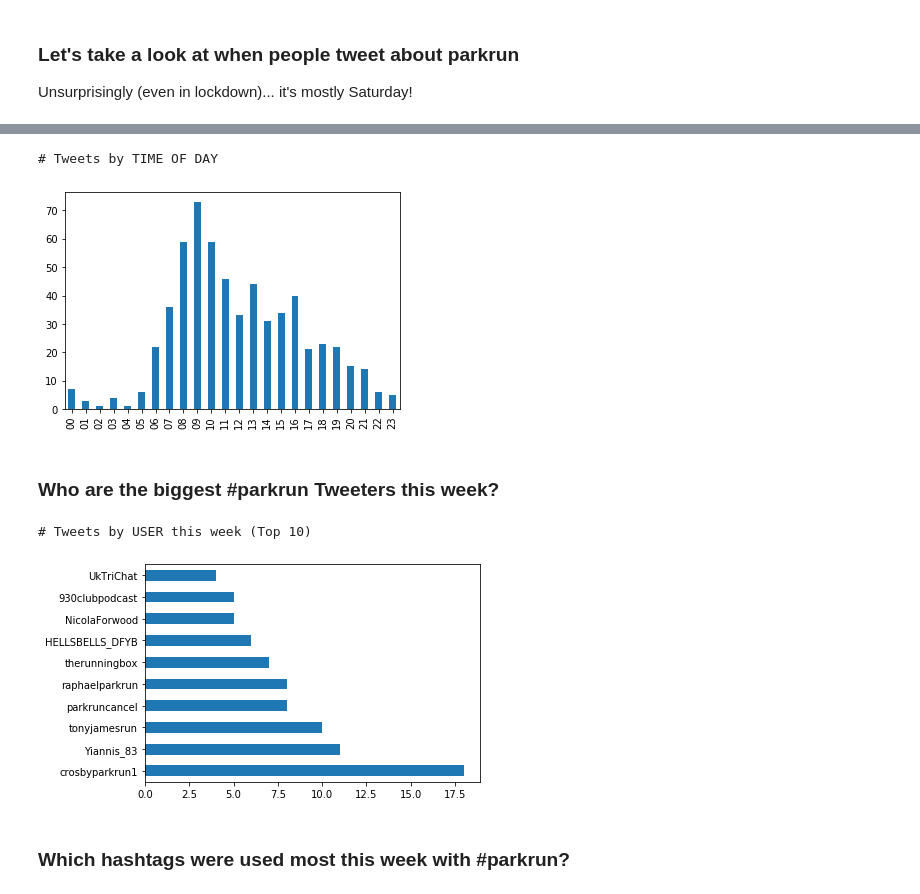
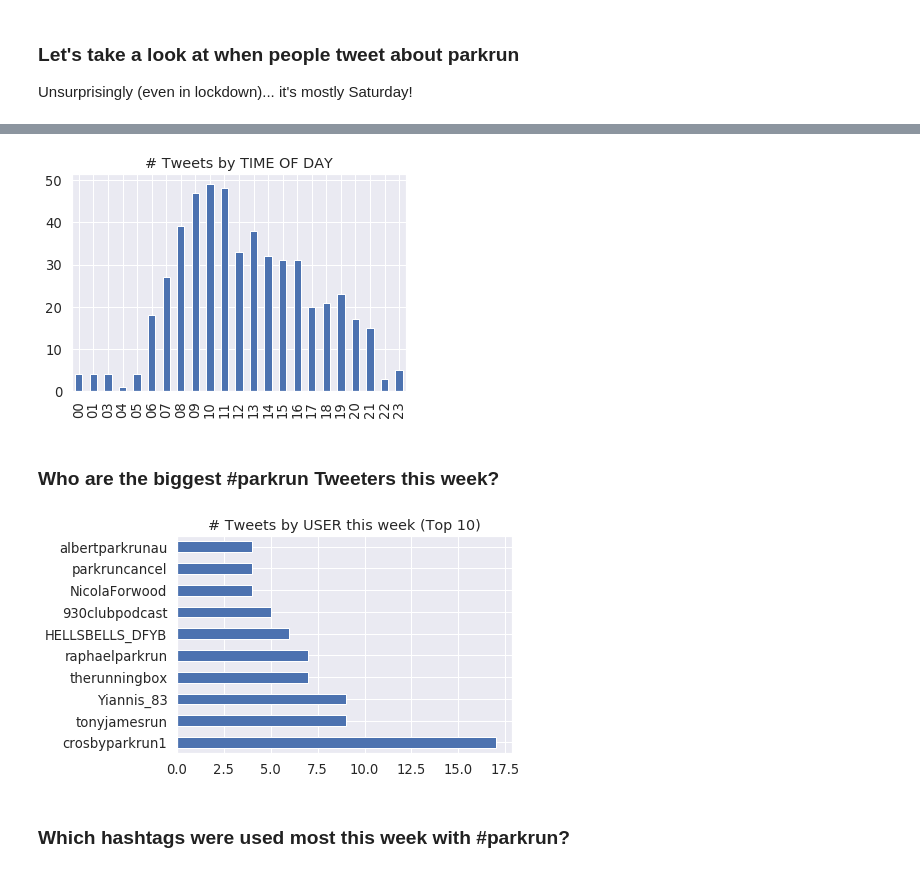
Before and after one commit to jw845/parkrun, a Jupyter notebook: twitter_analysis.ipynb, the cells around one changed output, grey strips where cells are left out. Cells and saved outputs as stored; diff of their text form; code cells hidden in the pictures.

```diff
--- a/twitter_analysis.ipynb
+++ b/twitter_analysis.ipynb
@@ -10,11 +10,17 @@ Using *tweepy* to grab tweets, *spaCy* and *NLTK* for NLP, and *gensim*'s LDA (L
 #### Import libraries
 # %%
 import pandas as pd
+import geopandas
+import pycountry
 import numpy as np
 import pickle
 import json
 
 import matplotlib.pyplot as plt
+from mpl_toolkits.axes_grid1 import make_axes_locatable
+
+import seaborn as sns
+sns.set(font_scale=1.2)
 %matplotlib inline
 
 import tweepy
@@ -123,7 +134,7 @@ Saved to data/parkrun_tweets_downloaded2020-05-09.pkl
 # %% [markdown]
 ### OR, read tweets from pickle
 # %%
-fname = 'parkrun_tweets_downloaded2020-05-09.pkl'
+fname = 'parkrun_tweets_downloaded2020-05-10.pkl'
 
 tweets_df = read_pkl('data/'+fname)
 tweets_df.head(10)
@@ -158,21 +167,17 @@ plt.show()
 # %%
-print('\n# Tweets by TIME OF DAY')
-
-tweets_df['datetime'].apply(lambda x : str(x.time())[0:2]).value_counts().sort_index().plot.bar()
+ax = tweets_df['datetime'].apply(lambda x : str(x.time())[0:2]).value_counts().sort_index().plot.bar()
+ax.set_title('# Tweets by TIME OF DAY')
 plt.show()
 # %% [output]
-# Tweets by TIME OF DAY
-[figure, old version]
+[figure, new version]
 # %% [markdown]
 ### Who are the biggest #parkrun Tweeters this week?
 # %%
-print('\n# Tweets by USER this week (Top 10)')
-
-tweets_df['user_handle'].value_counts()[0:10].plot.barh()
+ax = tweets_df['user_handle'].value_counts()[0:10].plot.barh()
+ax.set_title('# Tweets by USER this week (Top 10)')
 plt.show()
 # %% [output]
-# Tweets by USER this week (Top 10)
-[figure, old version]
+[figure, new version]
 # %% [markdown]
 ### Which hashtags were used most this week with #parkrun?
 # %%
```
Also changed, not shown: parts of 10 cells of this notebook.
